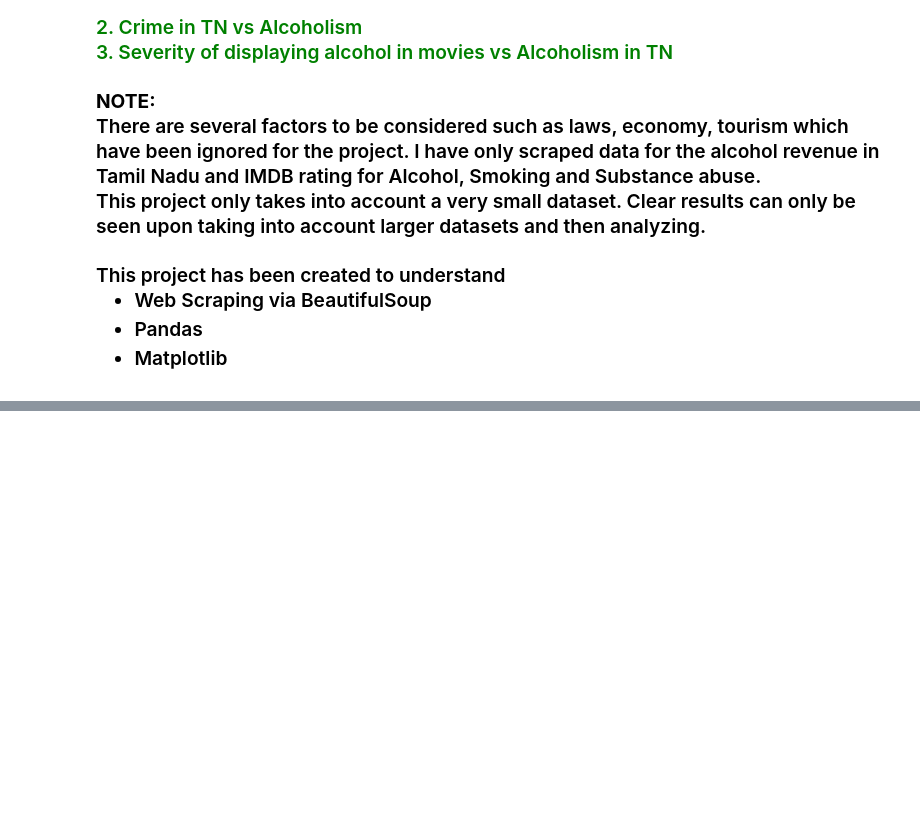
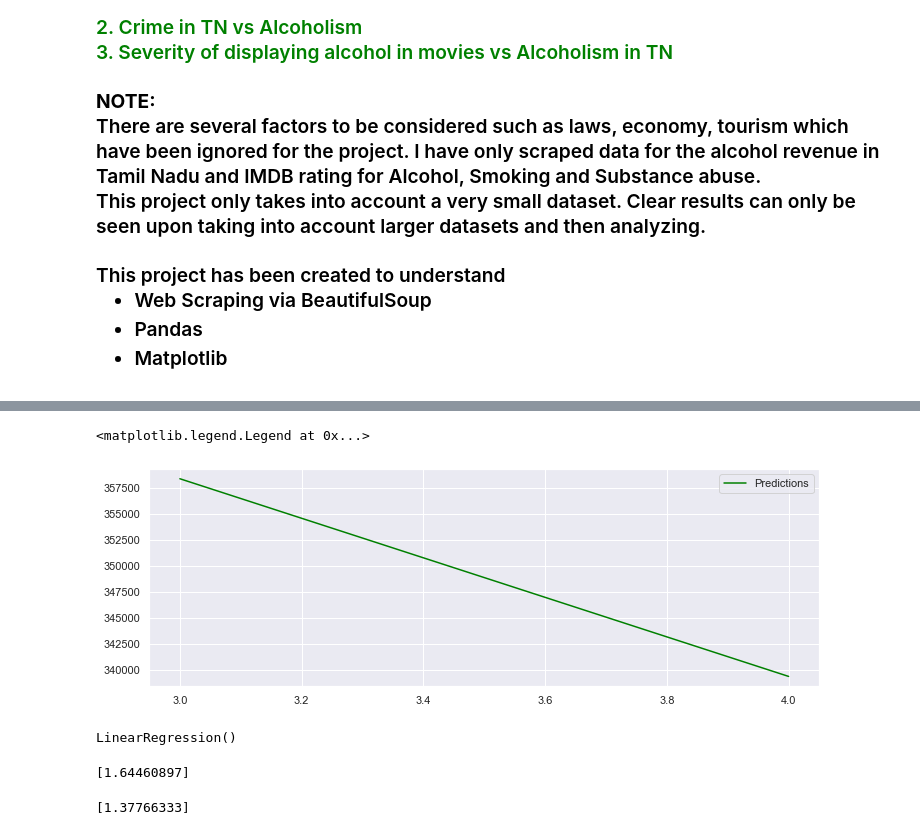
Before and after one commit to Roshni-Bala/Movies-Alcohol-Data-Analysis, a Jupyter notebook: Movies.ipynb, the cells around one changed output, grey strips where cells are left out. Cells and saved outputs as stored; diff of their text form; code cells hidden in the pictures; blank space fills up the shorter version.

Commit message:
time series forecasting

```diff
--- a/Movies.ipynb
+++ b/Movies.ipynb
@@ -811,0 +862,18 @@ plt.show()
+# %%
+from statsmodels.tsa.statespace.sarimax import SARIMAX
+y = train['Crime']
+ARMAmodel = SARIMAX(y, order = (1, 0, 1))
+
+ARMAmodel = ARMAmodel.fit()
+
+y_pred = ARMAmodel.get_forecast(len(test))
+y_pred_df = y_pred.conf_int(alpha = 0.05)
+y_pred_df["Predictions"] = ARMAmodel.predict(start = y_pred_df.index[0], end = y_pred_df.index[-1])
+y_pred_df.index = test.index
+y_pred_out = y_pred_df["Predictions"]
+# %%
+plt.plot(y_pred_out, color='green', label = 'Predictions')
+plt.legend()
+# %% [output]
+<matplotlib.legend.Legend at 0x...>
+[figure, added]
@@ -811,0 +888,16 @@ plt.show()
+# %%
+from sklearn import linear_model
+regr = linear_model.LinearRegression()
+regr.fit(X, y)
+# %% [output]
+LinearRegression()
+# %%
+predictedViolence = regr.predict([[2020, 1.65, 30000]])
+print(predictedViolence)
+# %% [output]
+[1.64460897]
+# %%
+predictedViolence = regr.predict([[2021, 1.45, 32100]])
+print(predictedViolence)
+# %% [output]
+[1.37766333]
```
Also changed, not shown: parts of 20 cells of this notebook.
